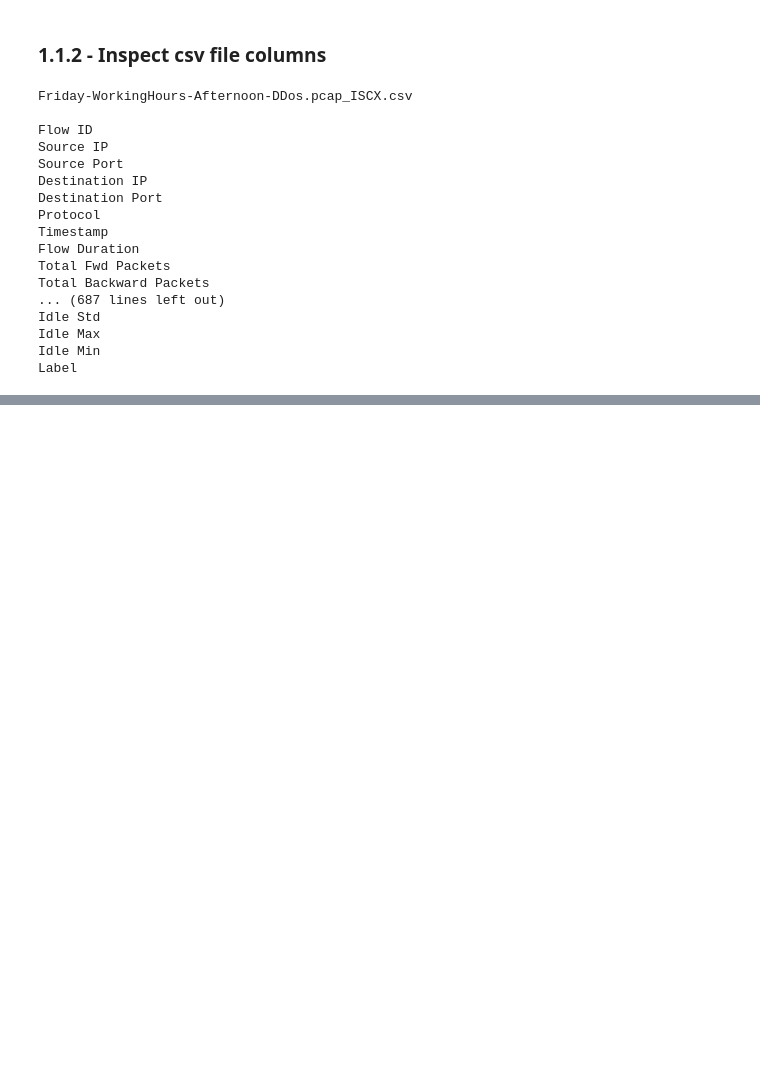
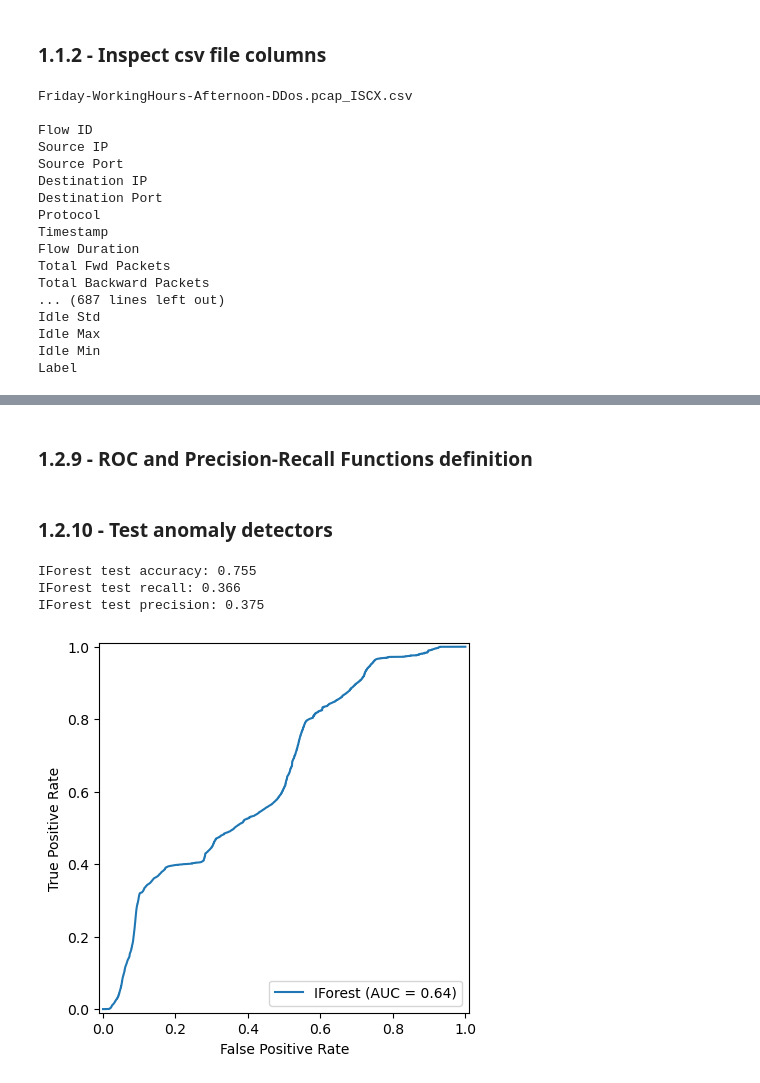
Before and after one commit to merie-san/Attack-Scenario-Reconstruction, a Jupyter notebook: jupyter notebook/reconstruction_dataset_creation.ipynb, the cells around one changed output, grey strips where cells are left out. Drawn from its saved outputs; the diff is of its cells as text; code cells hidden in the pictures; blank space fills up the shorter version.

Commit message:
completed modifications for aggregation, unit tests still need to be added

```diff
--- a/jupyter notebook/reconstruction_dataset_creation.ipynb
+++ b/jupyter notebook/reconstruction_dataset_creation.ipynb
@@ -604,0 +170,4 @@ with open("Anomaly detectors/mappers_dict.pkl", "wb") as f_mappers:
+# %%
+rm_cols=["Flow ID", "Source IP", "Destination IP", "Timestamp"]
+df_train = df_train.drop(rm_cols, axis=1)
+df_test = df_test.drop(rm_cols, axis=1)
@@ -604,0 +176,5 @@ with open("Anomaly detectors/mappers_dict.pkl", "wb") as f_mappers:
+# %%
+y_train, X_train= df_train["Label"], df_train.drop("Label", axis=1)
+y_test, X_test= df_test["Label"], df_test.drop("Label", axis=1)
+X_train.info()
+X_test.info()
@@ -604,0 +201,6 @@ with open("Anomaly detectors/mappers_dict.pkl", "wb") as f_mappers:
+# %%
+from sklearn.preprocessing import StandardScaler
+scaler = StandardScaler()
+scaler.fit(X_train)
+X_train = scaler.transform(X_train)
+X_test = scaler.transform(X_test)
@@ -604,0 +286,12 @@ with open("Anomaly detectors/mappers_dict.pkl", "wb") as f_mappers:
+# %% [markdown]
+### 1.2.9 - ROC and Precision-Recall Functions definition
+# %%
+from sklearn.metrics import roc_curve, roc_auc_score, RocCurveDisplay
+import matplotlib.pyplot as plt
+def show_roc(predictor, name):
+    y_prob=predictor.predict_proba(X_test)[:,1]
+    fpr, tpr, _ = roc_curve(y_test, y_prob)
+    roc_auc = roc_auc_score(y_test, y_prob)
+    displ = RocCurveDisplay(fpr=fpr, tpr=tpr, roc_auc=roc_auc, name=name)
+    displ.plot()
+    plt.show()
@@ -604,0 +308,12 @@ with open("Anomaly detectors/mappers_dict.pkl", "wb") as f_mappers:
+# %% [markdown]
+### 1.2.10 - Test anomaly detectors
+# %%
+evaluate_metrics(iforest, "IForest")
+# %% [output]
+IForest test accuracy: 0.755
+IForest test recall: 0.366
+IForest test precision: 0.375
+# %%
+show_roc(iforest, "IForest")
+# %% [output]
+[figure, added]
```
Also changed, not shown: parts of 180 cells of this notebook, 4 other files.
